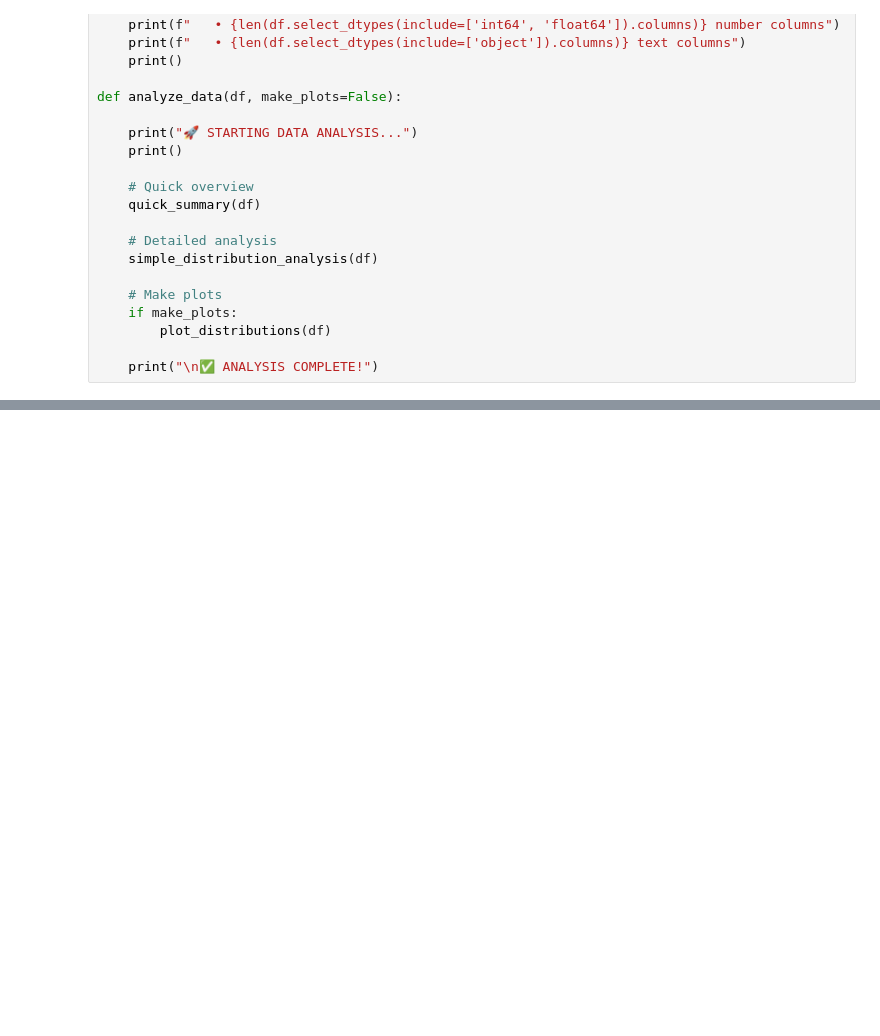
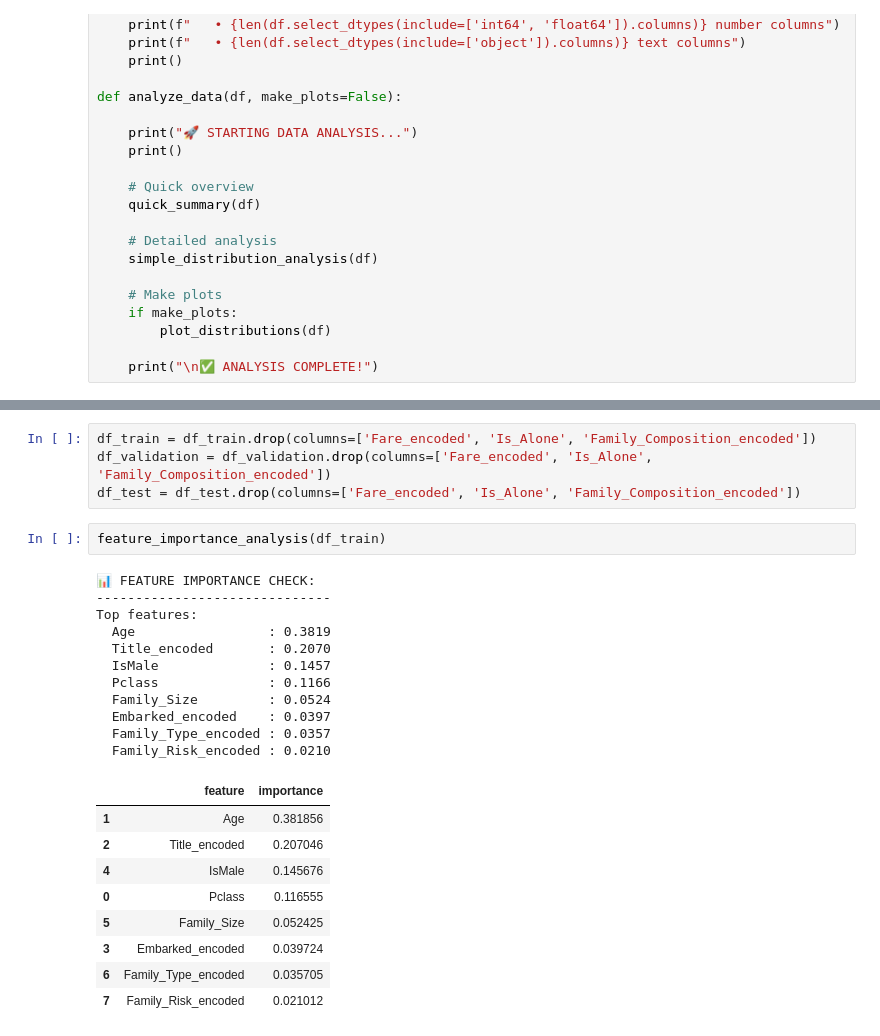
Before and after one commit to ekspertai08/Titanic-predictions, a Jupyter notebook: code.ipynb, the cells around one changed output, grey strips where cells are left out. Saved outputs shown, nothing was run; the diff lists cells and outputs as text; blank space fills up the shorter version.

```diff
--- a/code.ipynb
+++ b/code.ipynb
@@ -346,0 +576,27 @@ Feature Engineering
+# %%
+df_train = df_train.drop(columns=['Fare_encoded', 'Is_Alone', 'Family_Composition_encoded'])
+df_validation = df_validation.drop(columns=['Fare_encoded', 'Is_Alone', 'Family_Composition_encoded'])
+df_test = df_test.drop(columns=['Fare_encoded', 'Is_Alone', 'Family_Composition_encoded'])
+# %%
+feature_importance_analysis(df_train)
+# %% [output]
+📊 FEATURE IMPORTANCE CHECK:
+------------------------------
+Top features:
+  Age                 : 0.3819
+  Title_encoded       : 0.2070
+  IsMale              : 0.1457
+  Pclass              : 0.1166
+  Family_Size         : 0.0524
+  Embarked_encoded    : 0.0397
+  Family_Type_encoded : 0.0357
+  Family_Risk_encoded : 0.0210
+|  | feature | importance |
+| 1 | Age | 0.381856 |
+| 2 | Title_encoded | 0.207046 |
+| 4 | IsMale | 0.145676 |
+| 0 | Pclass | 0.116555 |
+| 5 | Family_Size | 0.052425 |
+| 3 | Embarked_encoded | 0.039724 |
+| 6 | Family_Type_encoded | 0.035705 |
+| 7 | Family_Risk_encoded | 0.021012 |
```
Also changed, not shown: parts of 66 cells of this notebook, 4 other files.
